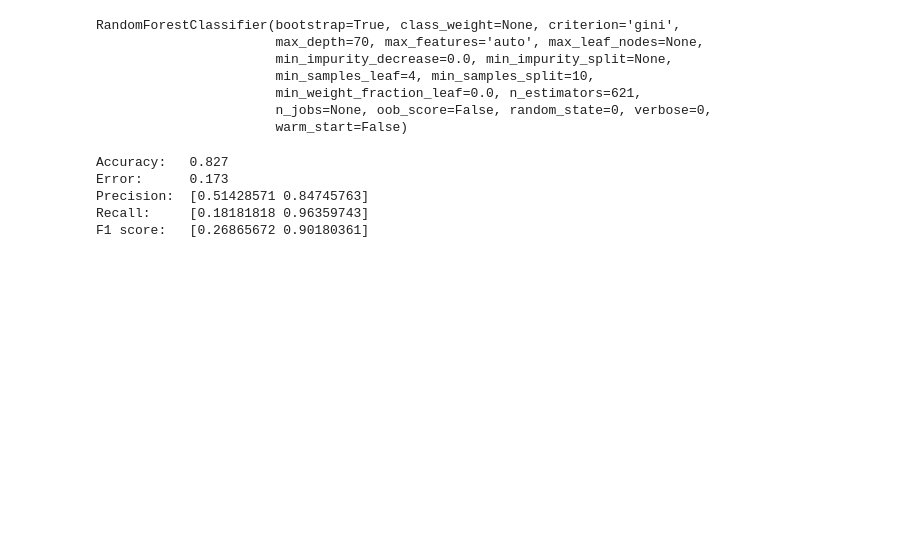
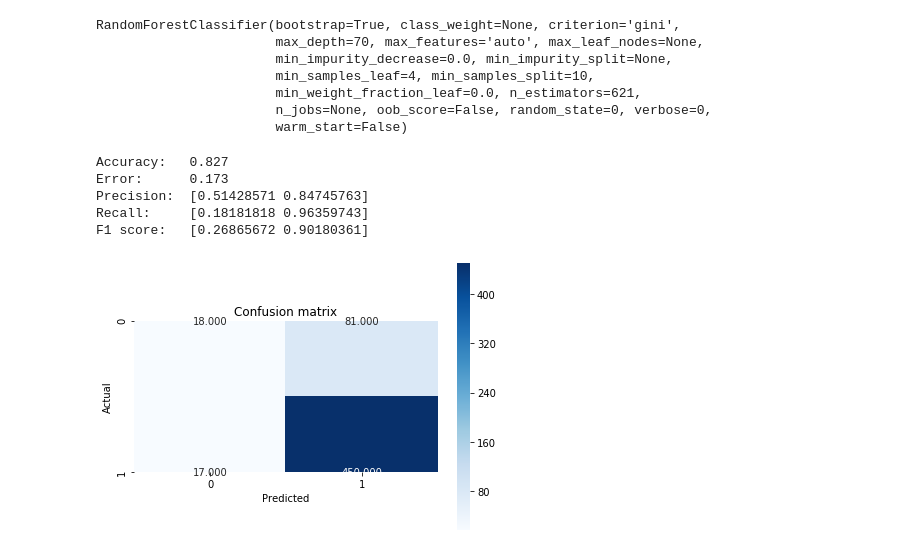
Before and after one commit to ManasaK33/drug-consumption, a Jupyter notebook: carlos.ipynb, the cells around one changed output. Cells and saved outputs as stored; diff of their text form; code cells hidden in the pictures; blank space fills up the shorter version.

Commit message:
added confusion matrix and updated report

```diff
--- a/carlos.ipynb
+++ b/carlos.ipynb
@@ -554,3 +561,12 @@ Error:      0.173
 Precision:  [0.51428571 0.84745763]
 Recall:     [0.18181818 0.96359743]
 F1 score:   [0.26865672 0.90180361]
+# %%
+conf_matrix = metrics.confusion_matrix(y_test, y_pred)
+sns.heatmap(conf_matrix, annot=True, fmt='.3f', square=True, cmap=plt.cm.Blues)
+plt.ylabel('Actual')
+plt.xlabel('Predicted')
+plt.title('Confusion matrix')
+plt.tight_layout()
+# %% [output]
+[figure, added]
```
Also changed, not shown: parts of 6 cells of this notebook, 2 other files.
